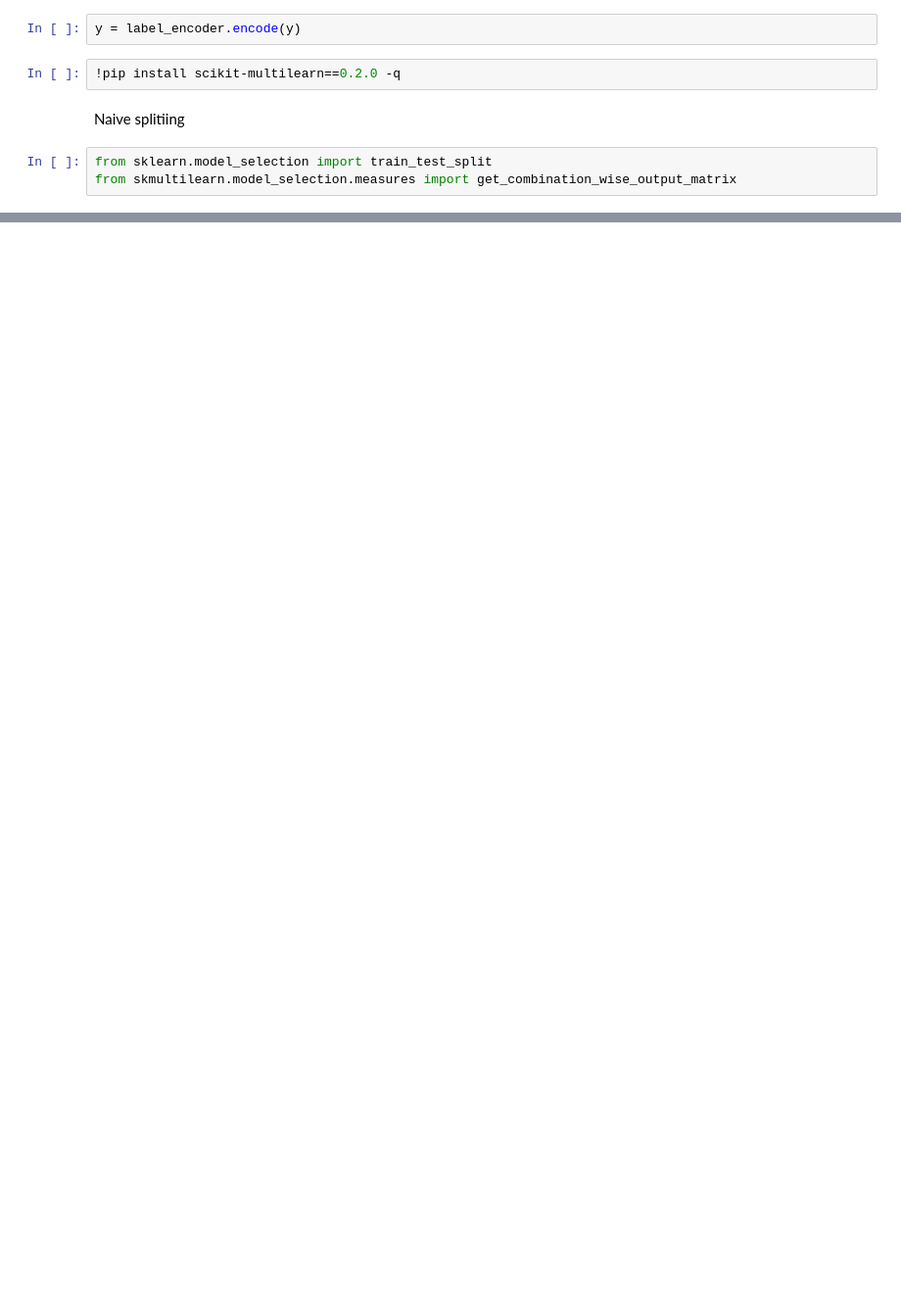
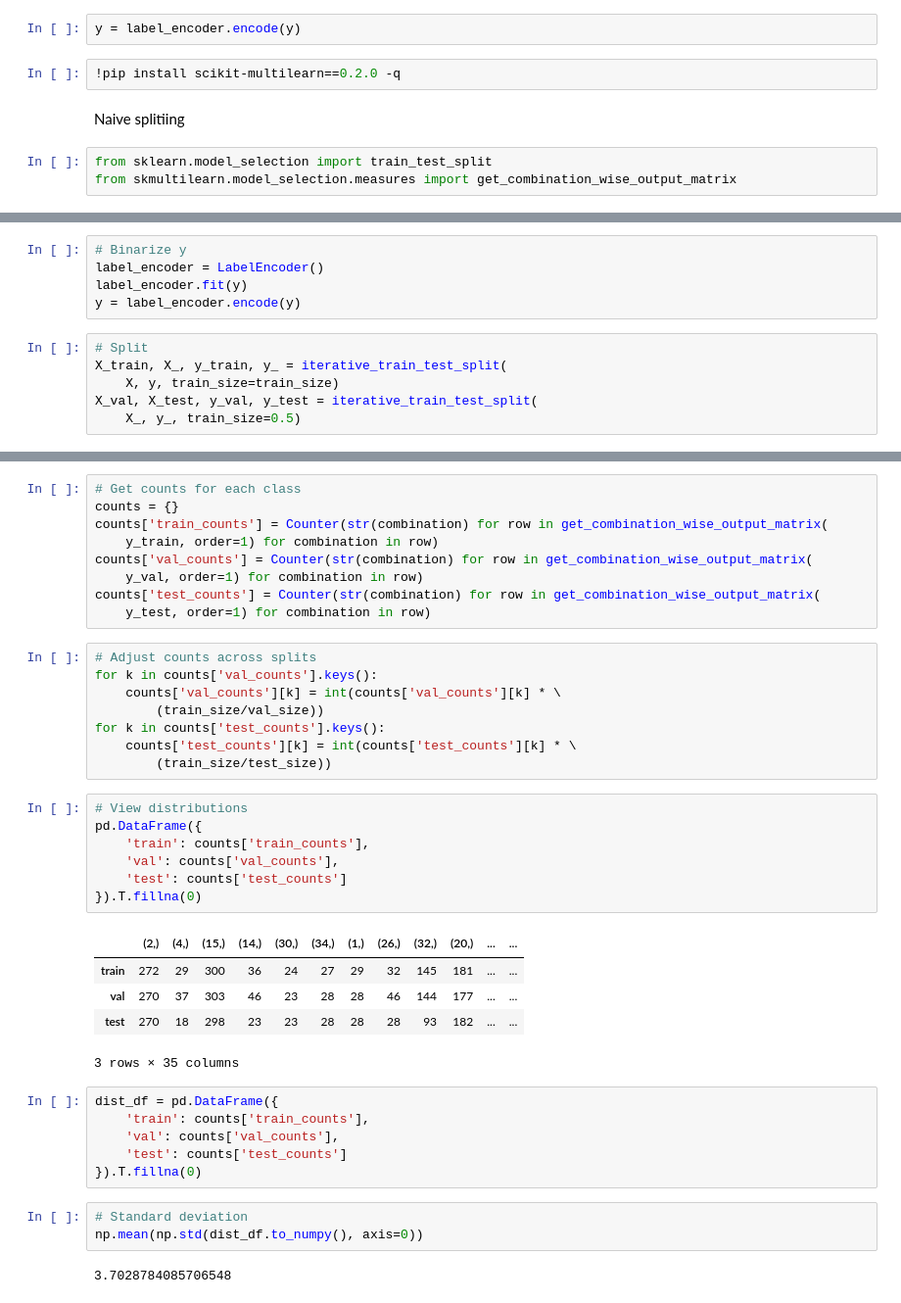
Before and after one commit to saketkattu/AI-tags, a Jupyter notebook: Notebooks/EDA.ipynb, the cells around one changed output, grey strips where cells are left out. Shown at 98% size. Saved outputs shown, nothing was run; the diff lists cells and outputs as text; blank space fills up the shorter version.

```diff
--- a/Notebooks/EDA.ipynb
+++ b/Notebooks/EDA.ipynb
@@ -272,0 +367,11 @@ from skmultilearn.model_selection.measures import get_combination_wise_output_ma
+# %%
+# Binarize y
+label_encoder = LabelEncoder()
+label_encoder.fit(y)
+y = label_encoder.encode(y)
+# %%
+# Split
+X_train, X_, y_train, y_ = iterative_train_test_split(
+    X, y, train_size=train_size)
+X_val, X_test, y_val, y_test = iterative_train_test_split(
+    X_, y_, train_size=0.5)
@@ -272,0 +386,41 @@ from skmultilearn.model_selection.measures import get_combination_wise_output_ma
+# %%
+# Get counts for each class
+counts = {}
+counts['train_counts'] = Counter(str(combination) for row in get_combination_wise_output_matrix(
+    y_train, order=1) for combination in row)
+counts['val_counts'] = Counter(str(combination) for row in get_combination_wise_output_matrix(
+    y_val, order=1) for combination in row)
+counts['test_counts'] = Counter(str(combination) for row in get_combination_wise_output_matrix(
+    y_test, order=1) for combination in row)
+# %%
+# Adjust counts across splits
+for k in counts['val_counts'].keys():
+    counts['val_counts'][k] = int(counts['val_counts'][k] * \
+        (train_size/val_size))
+for k in counts['test_counts'].keys():
+    counts['test_counts'][k] = int(counts['test_counts'][k] * \
+        (train_size/test_size))
+# %%
+# View distributions
+pd.DataFrame({
+    'train': counts['train_counts'],
+    'val': counts['val_counts'],
+    'test': counts['test_counts']
+}).T.fillna(0)
+# %% [output]
+|  | (2,) | (4,) | (15,) | (14,) | (30,) | (34,) | (1,) | (26,) | (32,) | (20,) | ... | ... |
+| train | 272 | 29 | 300 | 36 | 24 | 27 | 29 | 32 | 145 | 181 | ... | ... |
+| val | 270 | 37 | 303 | 46 | 23 | 28 | 28 | 46 | 144 | 177 | ... | ... |
+| test | 270 | 18 | 298 | 23 | 23 | 28 | 28 | 28 | 93 | 182 | ... | ... |
+3 rows × 35 columns
+# %%
+dist_df = pd.DataFrame({
+    'train': counts['train_counts'],
+    'val': counts['val_counts'],
+    'test': counts['test_counts']
+}).T.fillna(0)
+# %%
+# Standard deviation
+np.mean(np.std(dist_df.to_numpy(), axis=0))
+# %% [output]
+3.7028784085706548
```
Also changed, not shown: parts of 20 cells of this notebook.
